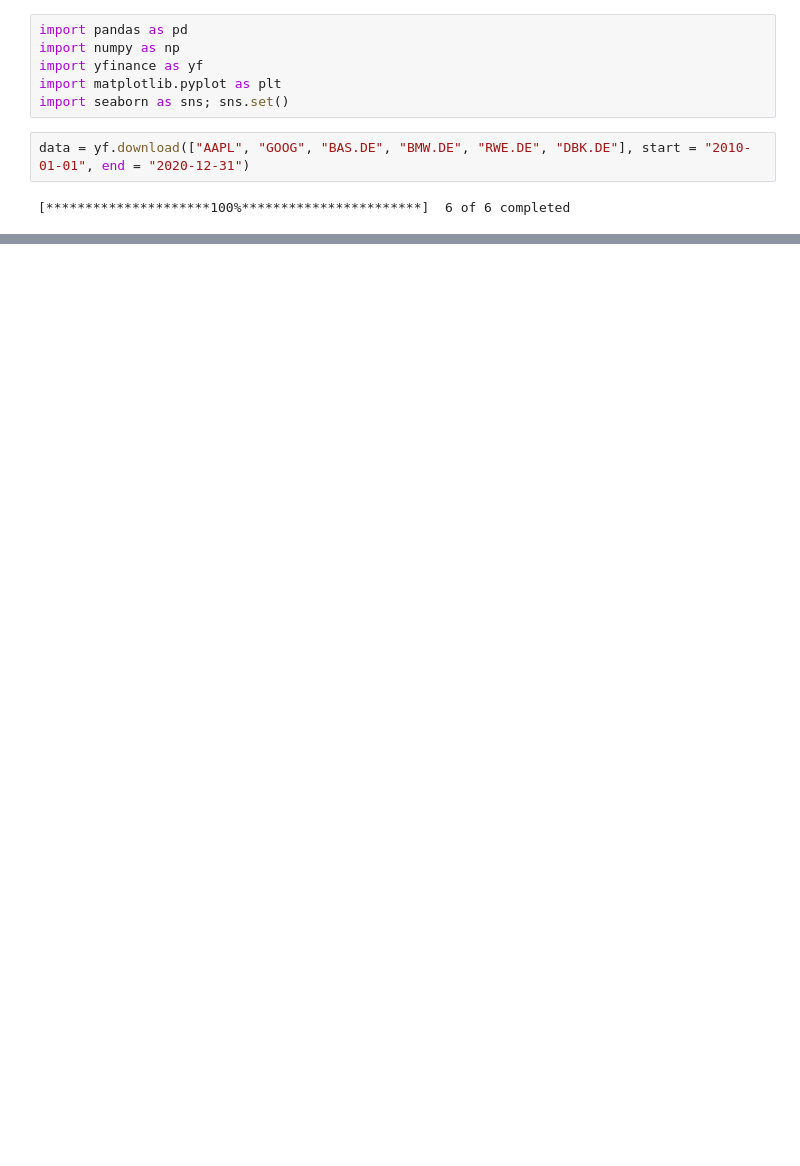
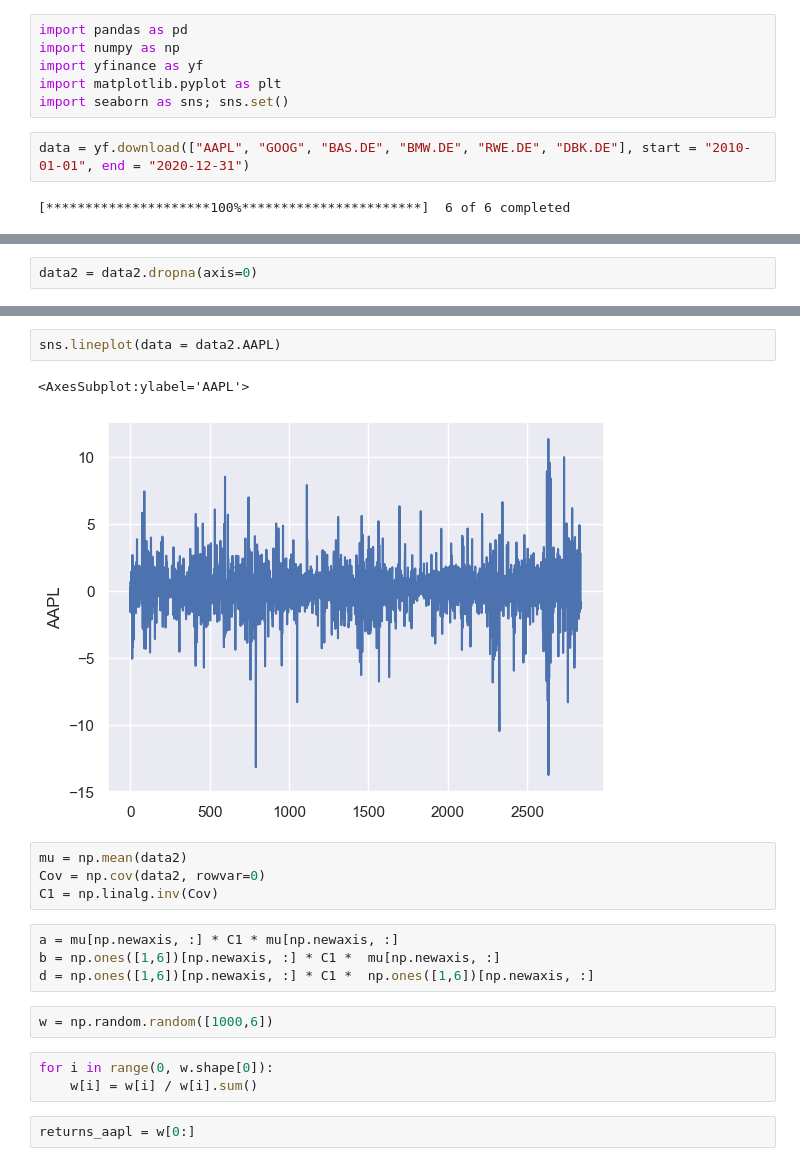
Before and after one commit to memlein/Markowitz-portfolio, a Jupyter notebook: portfolio.ipynb, the cells around one changed output, grey strips where cells are left out. Saved outputs shown, nothing was run; the diff lists cells and outputs as text; blank space fills up the shorter version.

```diff
--- a/portfolio.ipynb
+++ b/portfolio.ipynb
@@ -98,0 +50,2 @@ data.head()
+# %%
+data2 = data2.dropna(axis=0)
@@ -98,0 +56,20 @@ data.head()
+# %%
+sns.lineplot(data = data2.AAPL)
+# %% [output]
+<AxesSubplot:ylabel='AAPL'>
+[figure, added]
+# %%
+mu = np.mean(data2)
+Cov = np.cov(data2, rowvar=0)
+C1 = np.linalg.inv(Cov)
+# %%
+a = mu[np.newaxis, :] * C1 * mu[np.newaxis, :]
+b = np.ones([1,6])[np.newaxis, :] * C1 *  mu[np.newaxis, :]
+d = np.ones([1,6])[np.newaxis, :] * C1 *  np.ones([1,6])[np.newaxis, :]
+# %%
+w = np.random.random([1000,6])
+# %%
+for i in range(0, w.shape[0]):
+    w[i] = w[i] / w[i].sum()
+# %%
+returns_aapl = w[0:]
```
Also changed, not shown: parts of 26 cells of this notebook.
